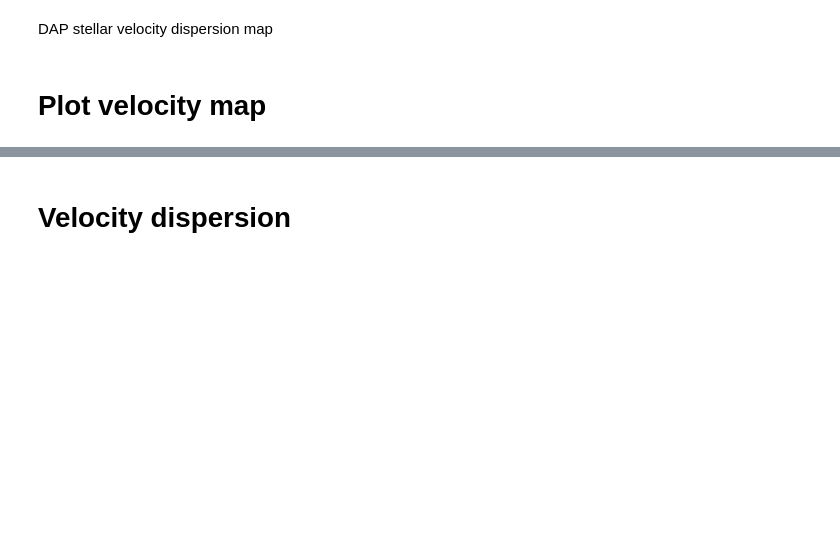
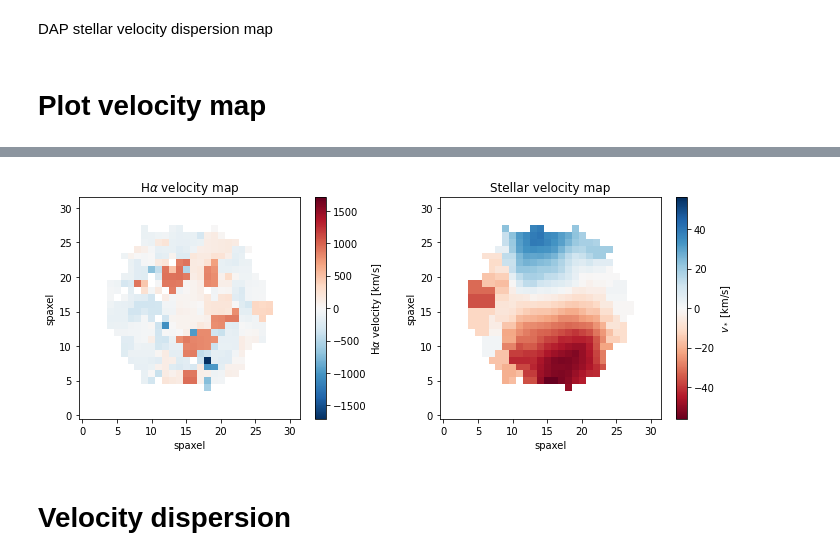
Before and after one commit to kadglass/RotationCurves, a Jupyter notebook: ellipticals/Elliptical_mass.ipynb, the cells around one changed output, grey strips where cells are left out. Saved outputs shown, nothing was run; the diff lists cells and outputs as text; code cells hidden in the pictures; blank space fills up the shorter version.

```diff
--- a/ellipticals/Elliptical_mass.ipynb
+++ b/ellipticals/Elliptical_mass.ipynb
@@ -136,9 +164,7 @@ mr_band = ma.masked_equal(r_band, 0)
 # %% [markdown]
 # Plot velocity map
 # %%
-%matplotlib notebook
-
-plt.figure(figsize=(10,4))
+plt.figure(figsize=(10,4), tight_layout=True)
 
 plt.subplot(121)
 plt.title(r'H$\alpha$ velocity map')
@@ -156,7 +182,5 @@ cbar2 = plt.colorbar()
 plt.clim(-star_vel_max, star_vel_max)
 cbar2.ax.set_ylabel(r'$v_*$ [km/s]')
 plt.xlabel('spaxel')
-plt.ylabel('spaxel')
-
-plt.tight_layout();
+plt.ylabel('spaxel');
 # %% [output]
@@ -165,3 +187,4 @@ plt.tight_layout();
+[figure, added]
 # %% [markdown]
 # Velocity dispersion
 # %%
```
Also changed, not shown: parts of 20 cells of this notebook, 1 other file.
